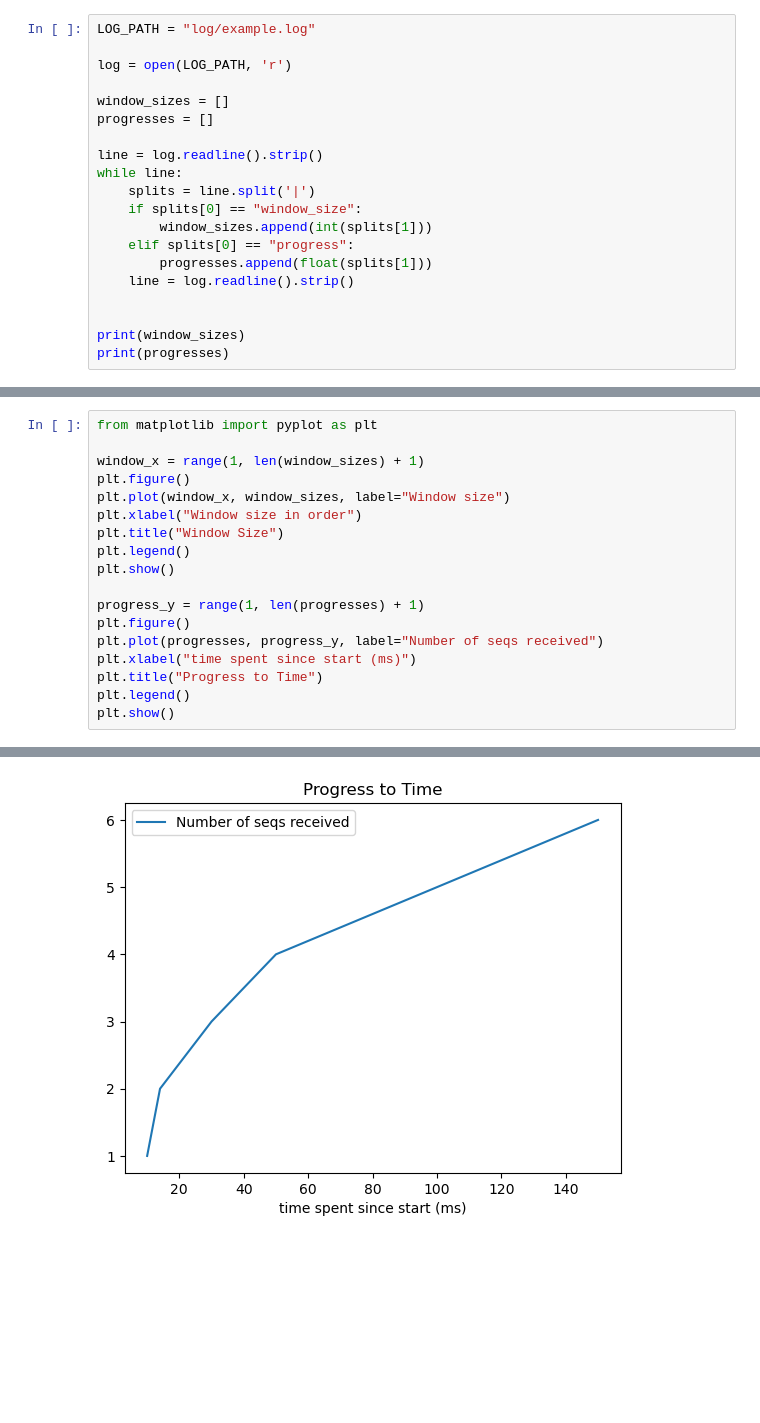
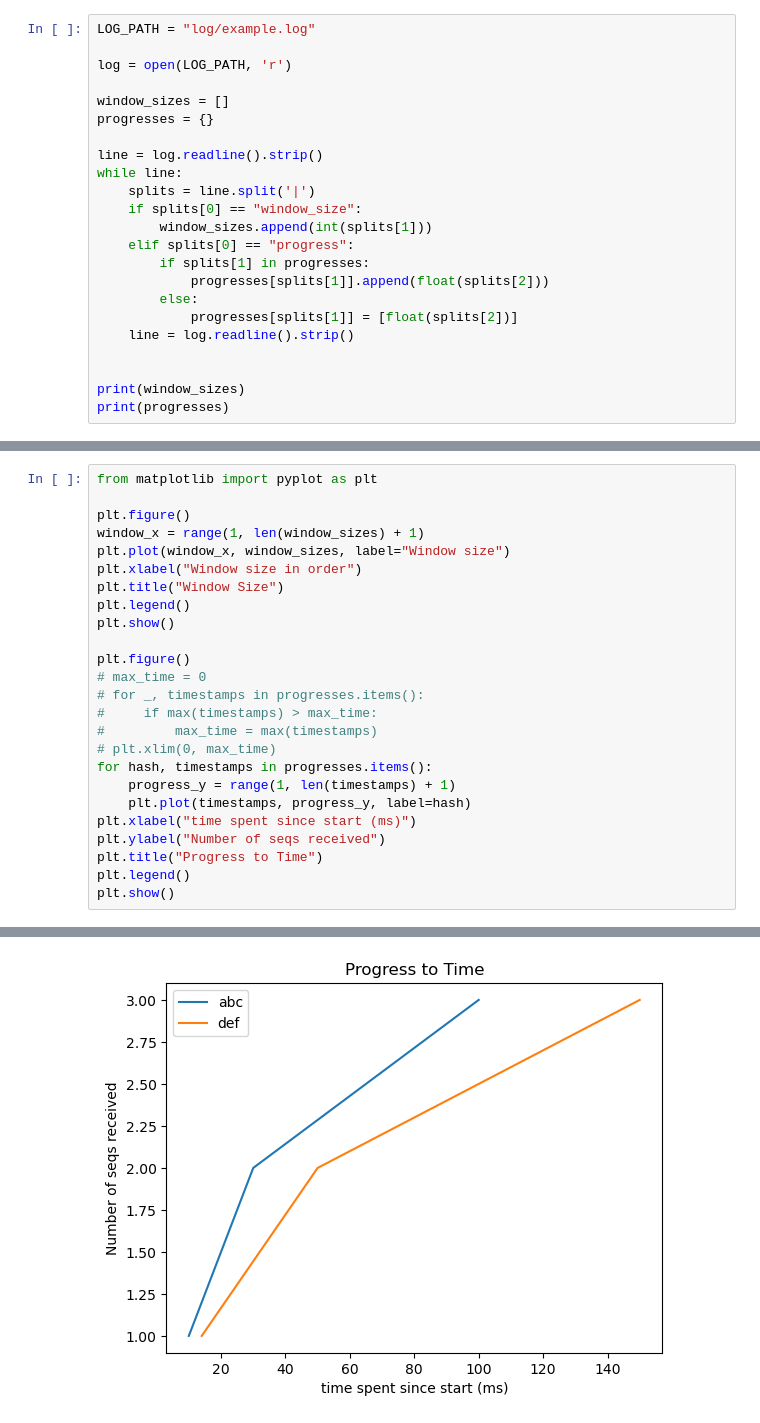
Before and after one commit to manipEgo/CS305_Project-P2P-File-Transfer-on-UDP-With-Congestion-Control, a Jupyter notebook: src/plot.ipynb, the cells around one changed output, grey strips where cells are left out. Drawn from its saved outputs; the diff is of its cells as text; blank space fills up the shorter version.

Commit message:
feat: plot different hash progress

```diff
--- a/src/plot.ipynb
+++ b/src/plot.ipynb
@@ -4,7 +4,7 @@ LOG_PATH = "log/example.log"
 log = open(LOG_PATH, 'r')
 
 window_sizes = []
-progresses = []
+progresses = {}
 
 line = log.readline().strip()
 while line:
@@ -12,7 +12,10 @@ while line:
     if splits[0] == "window_size":
         window_sizes.append(int(splits[1]))
     elif splits[0] == "progress":
-        progresses.append(float(splits[1]))
+        if splits[1] in progresses:
+            progresses[splits[1]].append(float(splits[2]))
+        else:
+            progresses[splits[1]] = [float(splits[2])]
     line = log.readline().strip()
 
 
@@ -24,21 +27,28 @@ print(progresses)
 # %%
 from matplotlib import pyplot as plt
 
+plt.figure()
 window_x = range(1, len(window_sizes) + 1)
-plt.figure()
 plt.plot(window_x, window_sizes, label="Window size")
 plt.xlabel("Window size in order")
 plt.title("Window Size")
 plt.legend()
 plt.show()
 
-progress_y = range(1, len(progresses) + 1)
 plt.figure()
-plt.plot(progresses, progress_y, label="Number of seqs received")
+# max_time = 0
+# for _, timestamps in progresses.items():
+#     if max(timestamps) > max_time:
+#         max_time = max(timestamps)
+# plt.xlim(0, max_time)
+for hash, timestamps in progresses.items():
+    progress_y = range(1, len(timestamps) + 1)
+    plt.plot(timestamps, progress_y, label=hash)
 plt.xlabel("time spent since start (ms)")
+plt.ylabel("Number of seqs received")
 plt.title("Progress to Time")
 plt.legend()
 plt.show()
 # %% [output]
 [figure]
-[figure, old version]
+[figure, new version]
```
Also changed, not shown: parts of 1 cell of this notebook, 1 other file.
